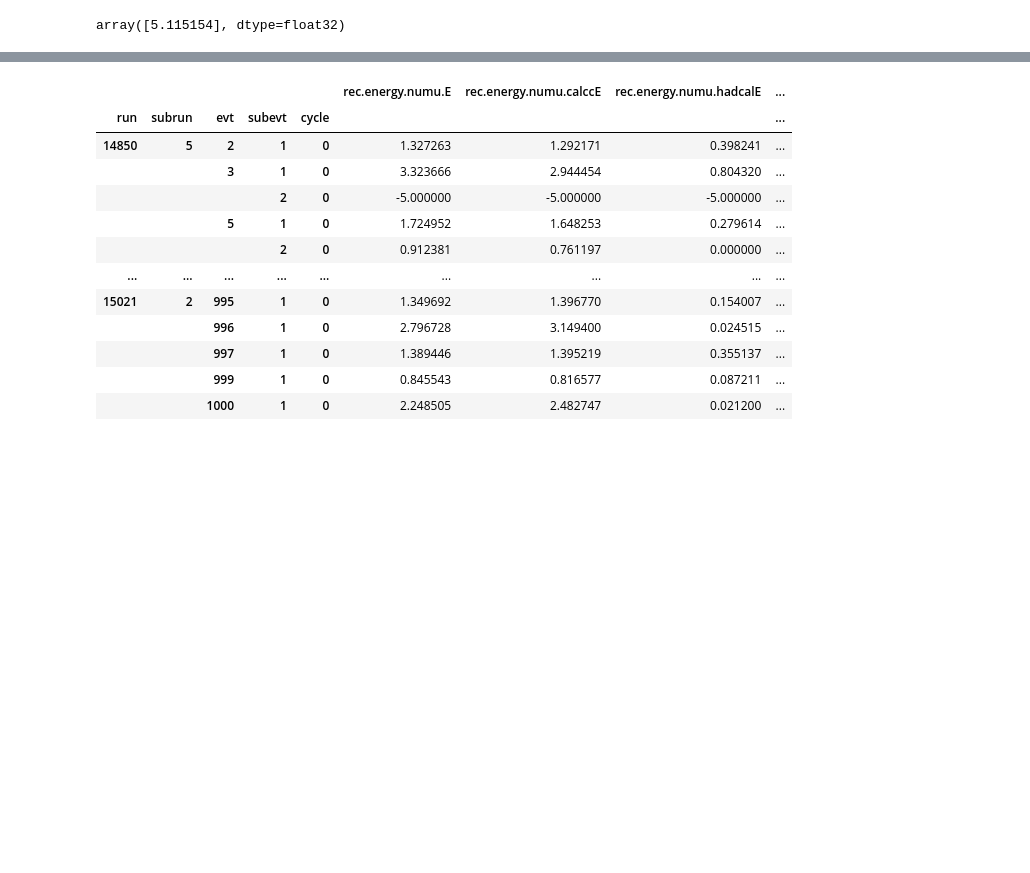
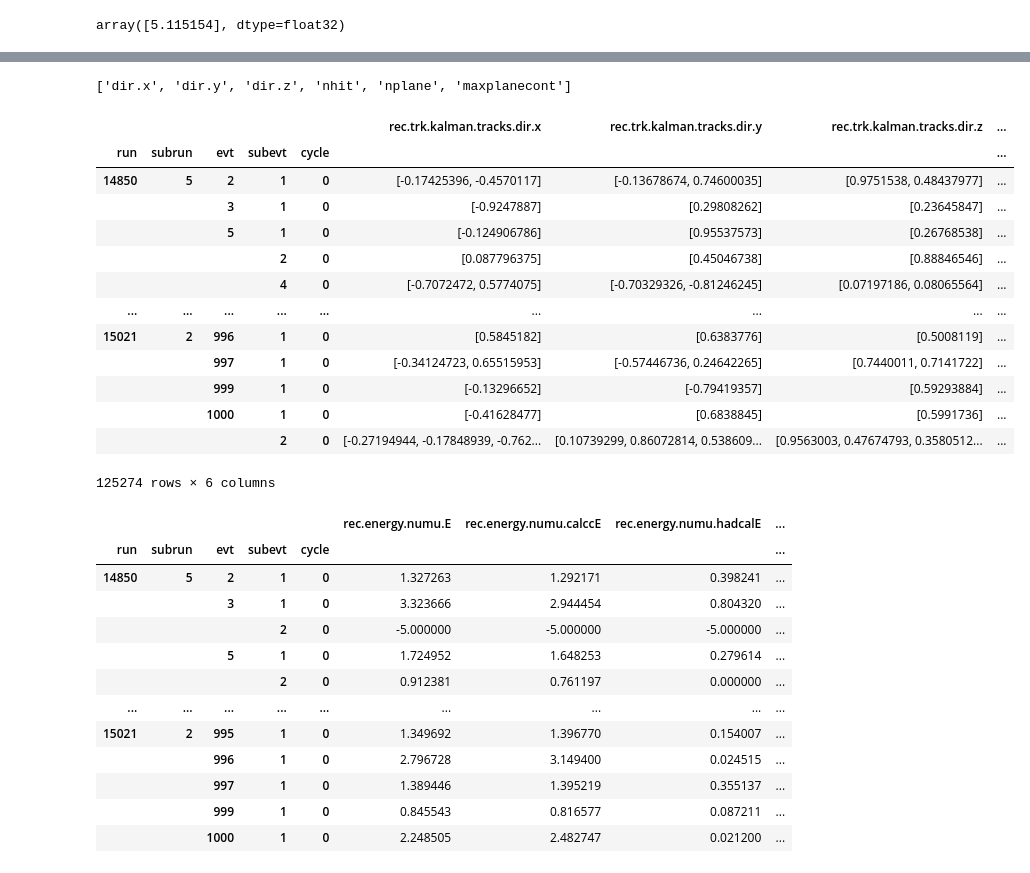
Before and after one commit to aditya-marathe/msci-project, a Jupyter notebook: src/notebooks/testing.ipynb, the cells around one changed output, grey strips where cells are left out. Cells and saved outputs as stored; diff of their text form; code cells hidden in the pictures; blank space fills up the shorter version.

Commit message:
Update: `testing.ipynb` (28/01/24)
- Managed to find (after so much trial and error) a quick and efficient method of adding data where the are multiple values associated with each sub-event.

```diff
--- a/src/notebooks/testing.ipynb
+++ b/src/notebooks/testing.ipynb
@@ -16,5 +29,5 @@ dotenv.load_dotenv();
 # %%
-data = h5py.File(os.environ['MINI_DATA_V2_DIR'])
+data = h5py.File(os.environ[LocalDatasets.COPYMERGED_C9])
 # %%
 ## Print all the keys (and their children) in my file
 
@@ -431,3 +450,53 @@ for r in result:
+# %%
+unique_this_zipped_index_array, index_array = np.unique(
+    this_zipped_index_array,
+    axis=0,
+    return_inverse=True
+)
+# %%
+multi_index_kalman = pd.MultiIndex.from_tuples(
+    unique_this_zipped_index_array.tolist(),
+    names=[
+        'run',
+        'subrun',
+        'evt',
+        'subevt',
+        'cycle'
+    ]
+)
+
+df_kalman = pd.DataFrame(index=multi_index_kalman)
+# %%
+useful_vars[parent_key]
+# %% [output]
+['dir.x', 'dir.y', 'dir.z', 'nhit', 'nplane', 'maxplanecont']
+# %%
+# Source: https://stackoverflow.com/questions/47531584/numpy-where-as-range-indices
+# This method uses NumPy's SIMD acceleration and we only have ONE `for` loop to
+# cycle through all the columns!!! It took me 2.3s to run this piece of code,
+# for all columns which would have taken approx 10 mins for each column!!!!!!
+# These are some insane optimisations!!!!! Thank you NumPy :D
+for child_key in useful_vars[parent_key]:
+    split_indices = np.where(index_array[:-1] != index_array[1:])[0] + 1
+    grouped_values = np.split(get_column(parent_key, child_key), split_indices)
+    df_kalman[parent_key + '.' + child_key] = grouped_values
+# %%
+df_kalman
+# %% [output]
+|  |  |  |  |  | rec.trk.kalman.tracks.dir.x | rec.trk.kalman.tracks.dir.y | rec.trk.kalman.tracks.dir.z | ... |
+| run | subrun | evt | subevt | cycle |  |  |  | ... |
+| 14850 | 5 | 2 | 1 | 0 | [-0.17425396, -0.4570117] | [-0.13678674, 0.74600035] | [0.9751538, 0.48437977] | ... |
+|  |  | 3 | 1 | 0 | [-0.9247887] | [0.29808262] | [0.23645847] | ... |
+|  |  | 5 | 1 | 0 | [-0.124906786] | [0.95537573] | [0.26768538] | ... |
+|  |  |  | 2 | 0 | [0.087796375] | [0.45046738] | [0.88846546] | ... |
+|  |  |  | 4 | 0 | [-0.7072472, 0.5774075] | [-0.70329326, -0.81246245] | [0.07197186, 0.08065564] | ... |
+| ... | ... | ... | ... | ... | ... | ... | ... | ... |
+| 15021 | 2 | 996 | 1 | 0 | [0.5845182] | [0.6383776] | [0.5008119] | ... |
+|  |  | 997 | 1 | 0 | [-0.34124723, 0.65515953] | [-0.57446736, 0.24642265] | [0.7440011, 0.7141722] | ... |
+|  |  | 999 | 1 | 0 | [-0.13296652] | [-0.79419357] | [0.59293884] | ... |
+|  |  | 1000 | 1 | 0 | [-0.41628477] | [0.6838845] | [0.5991736] | ... |
+|  |  |  | 2 | 0 | [-0.27194944, -0.17848939, -0.762... | [0.10739299, 0.86072814, 0.538609... | [0.9563003, 0.47674793, 0.3580512... | ... |
+125274 rows × 6 columns
 # %%
 df
 # %% [output]
```
Also changed, not shown: parts of 16 cells of this notebook.
